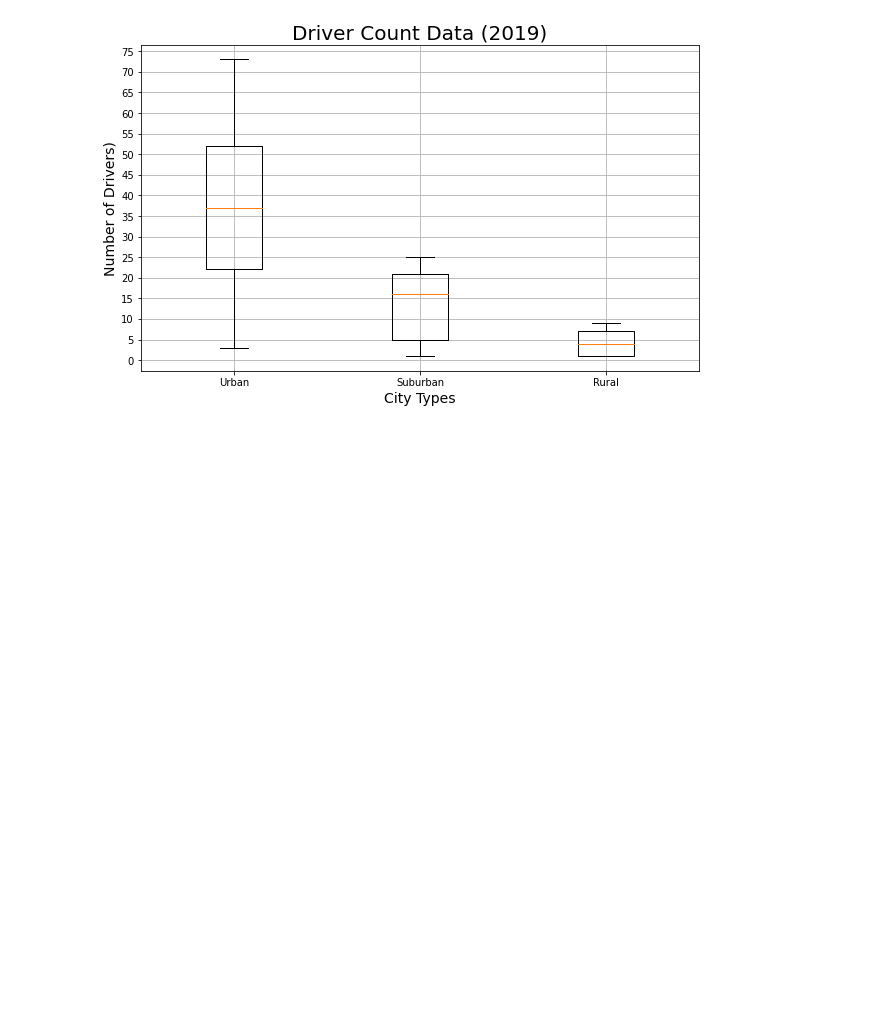
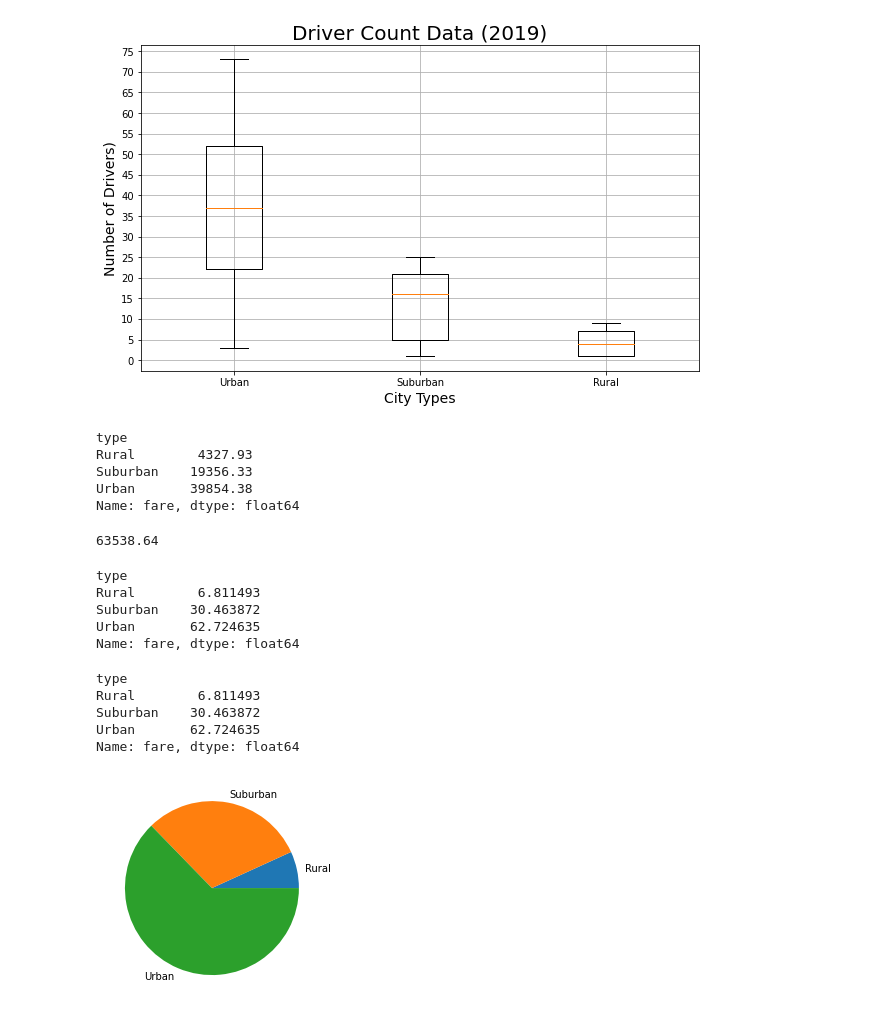
Before and after one commit to ezra-deutsch/PyBer_Analysis, a Jupyter notebook: PyBer.ipynb, the cells around one changed output. Saved outputs shown, nothing was run; the diff lists cells and outputs as text; code cells hidden in the pictures; blank space fills up the shorter version.

```diff
--- a/PyBer.ipynb
+++ b/PyBer.ipynb
@@ -876,3 +932,50 @@ plt.savefig("analysis/Fig4.png")
 plt.show()
 # %% [output]
 [figure]
+# %%
+#5.5.1
+# Get the sum of the fares for each city type.
+sum_fares_by_type = pyber_data_df.groupby(["type"]).sum()["fare"]
+sum_fares_by_type
+# %% [output]
+type
+Rural        4327.93
+Suburban    19356.33
+Urban       39854.38
+Name: fare, dtype: float64
+# %%
+#5.5.1
+# Get the sum of all the fares.
+total_fares = pyber_data_df["fare"].sum()
+total_fares
+# %% [output]
+63538.64
+# %%
+#5.5.1
+# Calculate the percentage of fare for each city type.
+type_percents = 100 * sum_fares_by_type / total_fares
+type_percents
+# %% [output]
+type
+Rural        6.811493
+Suburban    30.463872
+Urban       62.724635
+Name: fare, dtype: float64
+# %%
+#5.5.1 - Use this line
+# Calculate the percentage of fare for each city type.
+type_percents = 100 * pyber_data_df.groupby(["type"]).sum()["fare"] / pyber_data_df["fare"].sum()
+type_percents
+# %% [output]
+type
+Rural        6.811493
+Suburban    30.463872
+Urban       62.724635
+Name: fare, dtype: float64
+# %%
+#5.5.2 - MATLAB Approach
+# Build the percentage of fares by city type pie chart.
+plt.pie(type_percents, labels=["Rural", "Suburban", "Urban"])
+plt.show()
+# %% [output]
+[figure, added]
```
Also changed, not shown: parts of 60 cells of this notebook, 1 other file.
